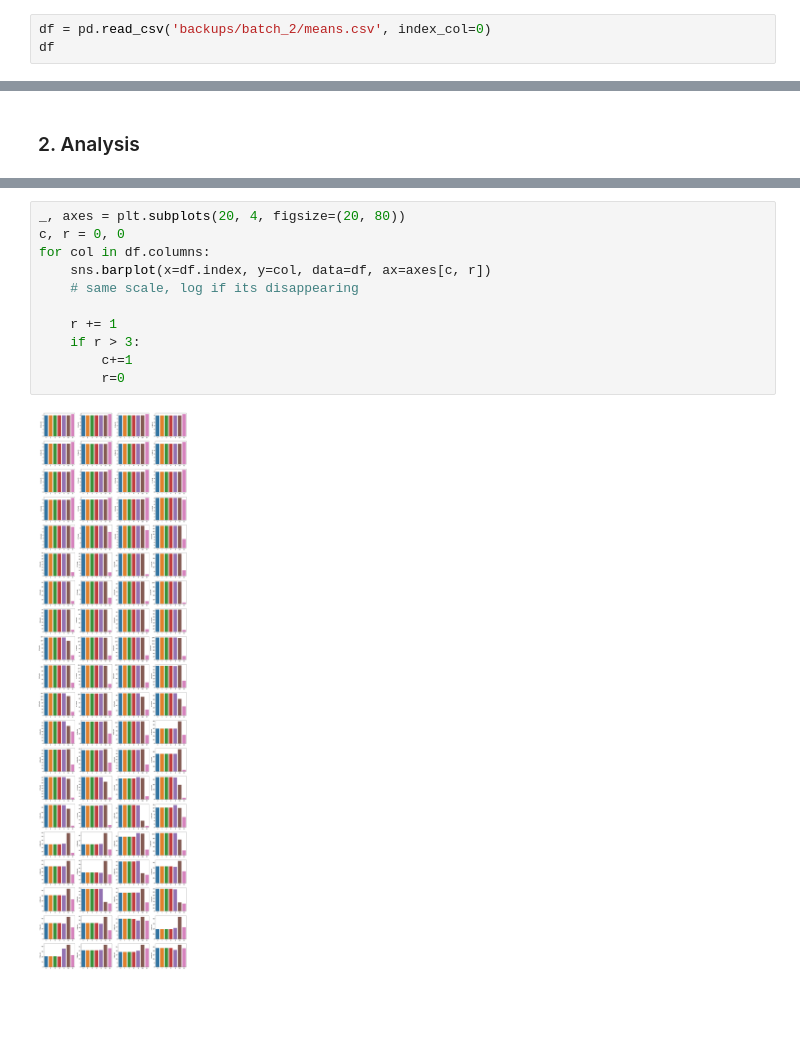
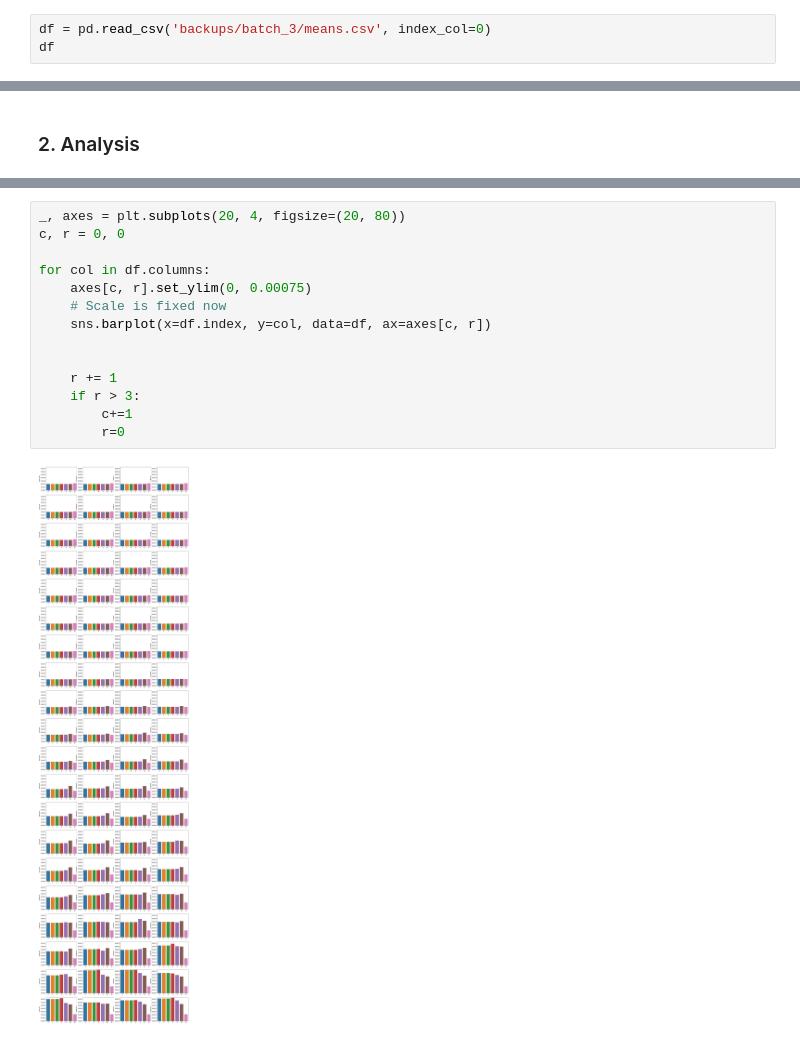
Before and after one commit to wl17443/ring-attractor, a Jupyter notebook: analysis_3.ipynb, the cells around one changed output, grey strips where cells are left out. Cells and saved outputs as stored; diff of their text form; blank space fills up the shorter version.

```diff
--- a/analysis_3.ipynb
+++ b/analysis_3.ipynb
@@ -31,7 +31,7 @@ from ring_attractor import RingAttractor
     "weights": [0.050, 0.100, 0.050, 0.250],
     "fixed_points": [0, 1, 2, 4, 8, 16, 32]
 # %%
-df = pd.read_csv('backups/batch_2/means.csv', index_col=0)
+df = pd.read_csv('backups/batch_3/means.csv', index_col=0)
 df
 # %% [output]
 |  | 0.00e+00 | 1.01e-05 | 2.03e-05 | 3.04e-05 | 4.05e-05 | 5.06e-05 | 6.08e-05 | 7.09e-05 | 8.10e-05 | 9.11e-05 | ... |
@@ -54,13 +48,16 @@ df.idxmin().plot()
 # %%
 _, axes = plt.subplots(20, 4, figsize=(20, 80))
 c, r = 0, 0
+
 for col in df.columns:
+    axes[c, r].set_ylim(0, 0.00075)
+    # Scale is fixed now
     sns.barplot(x=df.index, y=col, data=df, ax=axes[c, r])
-    # same scale, log if its disappearing
+
 
     r += 1
     if r > 3:
         c+=1
         r=0
 # %% [output]
-[figure, old version]
+[figure, new version]
```
Also changed, not shown: parts of 18 cells of this notebook, 33 other files.
